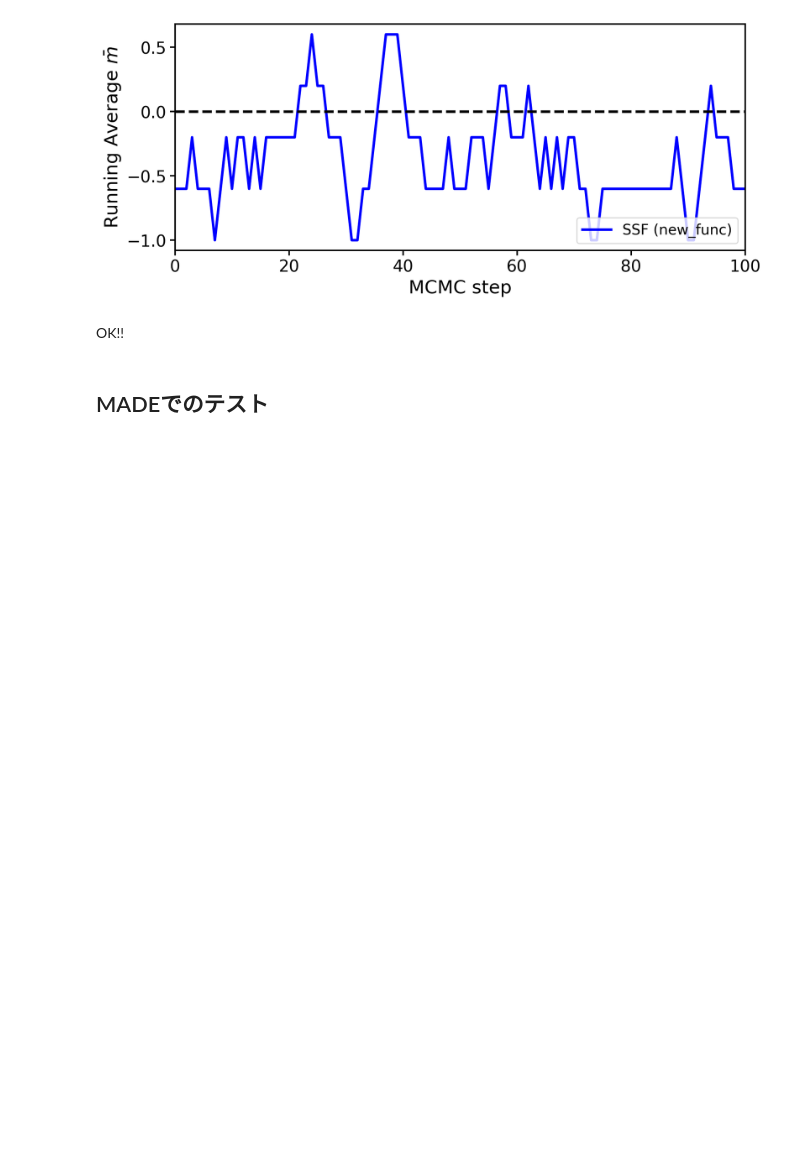
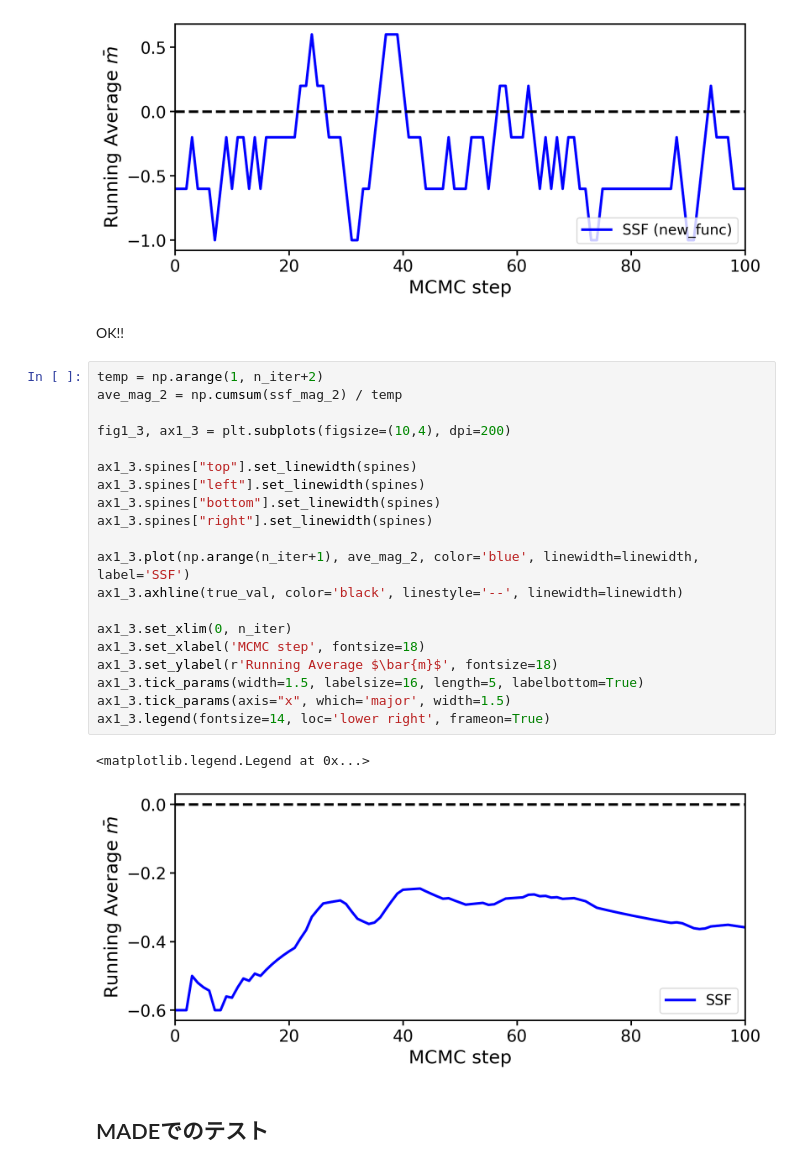
Before and after one commit to yuichiro-nakano/data_for_qaoa-made-mcmc, a Jupyter notebook: notebooks/20240718_mcmc_code_test.ipynb, the cells around one changed output. Drawn from its saved outputs; the diff is of its cells as text; blank space fills up the shorter version.

```diff
--- a/notebooks/20240718_mcmc_code_test.ipynb
+++ b/notebooks/20240718_mcmc_code_test.ipynb
@@ -134,6 +134,29 @@ ax1_2.legend(fontsize=14, loc='lower right', frameon=True)
 [figure]
 # %% [markdown]
 OK!!
+# %%
+temp = np.arange(1, n_iter+2)
+ave_mag_2 = np.cumsum(ssf_mag_2) / temp
+
+fig1_3, ax1_3 = plt.subplots(figsize=(10,4), dpi=200)
+
+ax1_3.spines["top"].set_linewidth(spines)
+ax1_3.spines["left"].set_linewidth(spines)
+ax1_3.spines["bottom"].set_linewidth(spines)
+ax1_3.spines["right"].set_linewidth(spines)
+
+ax1_3.plot(np.arange(n_iter+1), ave_mag_2, color='blue', linewidth=linewidth, label='SSF')
+ax1_3.axhline(true_val, color='black', linestyle='--', linewidth=linewidth)
+
+ax1_3.set_xlim(0, n_iter)
+ax1_3.set_xlabel('MCMC step', fontsize=18)
+ax1_3.set_ylabel(r'Running Average $\bar{m}$', fontsize=18)
+ax1_3.tick_params(width=1.5, labelsize=16, length=5, labelbottom=True)
+ax1_3.tick_params(axis="x", which='major', width=1.5)
+ax1_3.legend(fontsize=14, loc='lower right', frameon=True)
+# %% [output]
+<matplotlib.legend.Legend at 0x...>
+[figure, added]
 # %% [markdown]
 ## MADEでのテスト
 # %% [markdown]
```
Also changed, not shown: parts of 6 cells of this notebook, 11 other files.
